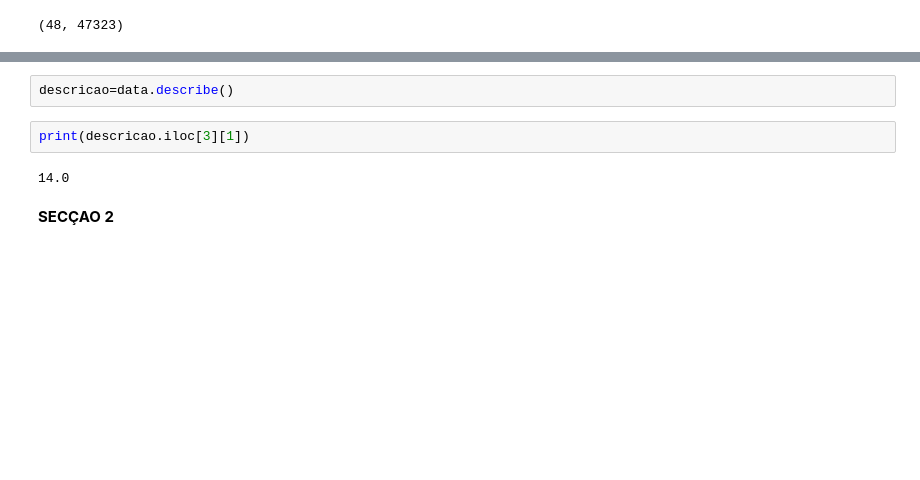
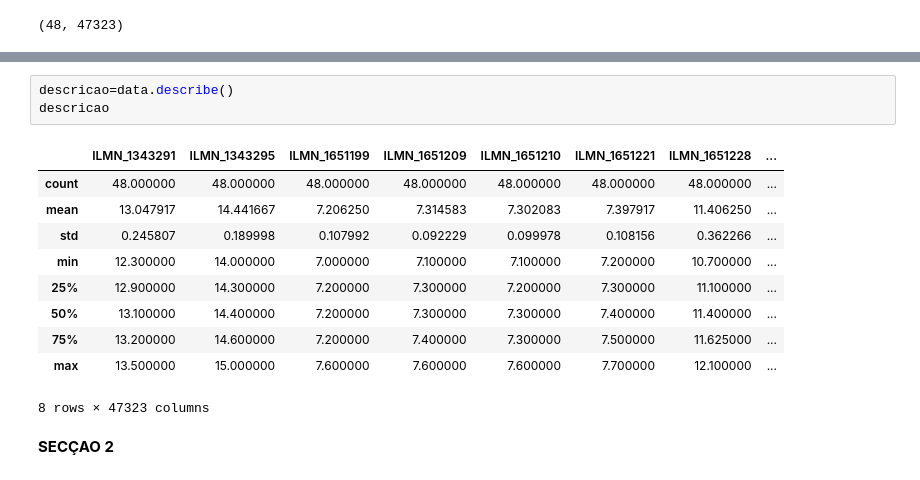
Before and after one commit to monicaccmartins/Bioinformatica, a Jupyter notebook: Bionf - projeto/PROJETO.ipynb, the cells around one changed output, grey strips where cells are left out. Saved outputs shown, nothing was run; the diff lists cells and outputs as text; blank space fills up the shorter version.

```diff
--- a/Bionf - projeto/teste_datasets.ipynb
+++ b/Bionf - projeto/PROJETO.ipynb
@@ -165,10 +173,18 @@ plt.show()
 [figure]
 # %%
 descricao=data.describe()
+descricao
+# %% [output]
+|  | ILMN_1343291 | ILMN_1343295 | ILMN_1651199 | ILMN_1651209 | ILMN_1651210 | ILMN_1651221 | ILMN_1651228 | ... |
+| count | 48.000000 | 48.000000 | 48.000000 | 48.000000 | 48.000000 | 48.000000 | 48.000000 | ... |
+| mean | 13.047917 | 14.441667 | 7.206250 | 7.314583 | 7.302083 | 7.397917 | 11.406250 | ... |
+| std | 0.245807 | 0.189998 | 0.107992 | 0.092229 | 0.099978 | 0.108156 | 0.362266 | ... |
+| min | 12.300000 | 14.000000 | 7.000000 | 7.100000 | 7.100000 | 7.200000 | 10.700000 | ... |
+| 25% | 12.900000 | 14.300000 | 7.200000 | 7.300000 | 7.200000 | 7.300000 | 11.100000 | ... |
+| 50% | 13.100000 | 14.400000 | 7.200000 | 7.300000 | 7.300000 | 7.400000 | 11.400000 | ... |
+| 75% | 13.200000 | 14.600000 | 7.200000 | 7.400000 | 7.300000 | 7.500000 | 11.625000 | ... |
+| max | 13.500000 | 15.000000 | 7.600000 | 7.600000 | 7.600000 | 7.700000 | 12.100000 | ... |
+8 rows × 47323 columns
-# %%
-print(descricao.iloc[3][1])
-# %% [output]
-14.0
 # %% [markdown]
 **SECÇAO 2**
 # %% [markdown]
```
Also changed, not shown: parts of 22 cells of this notebook.
